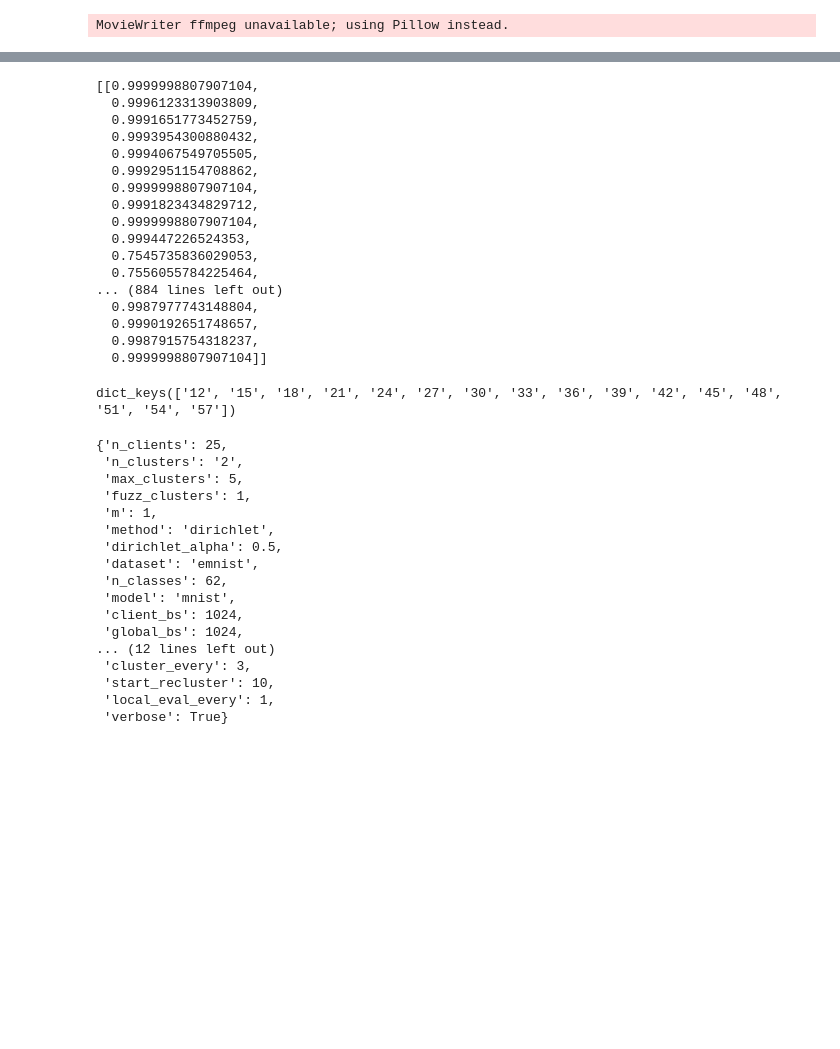
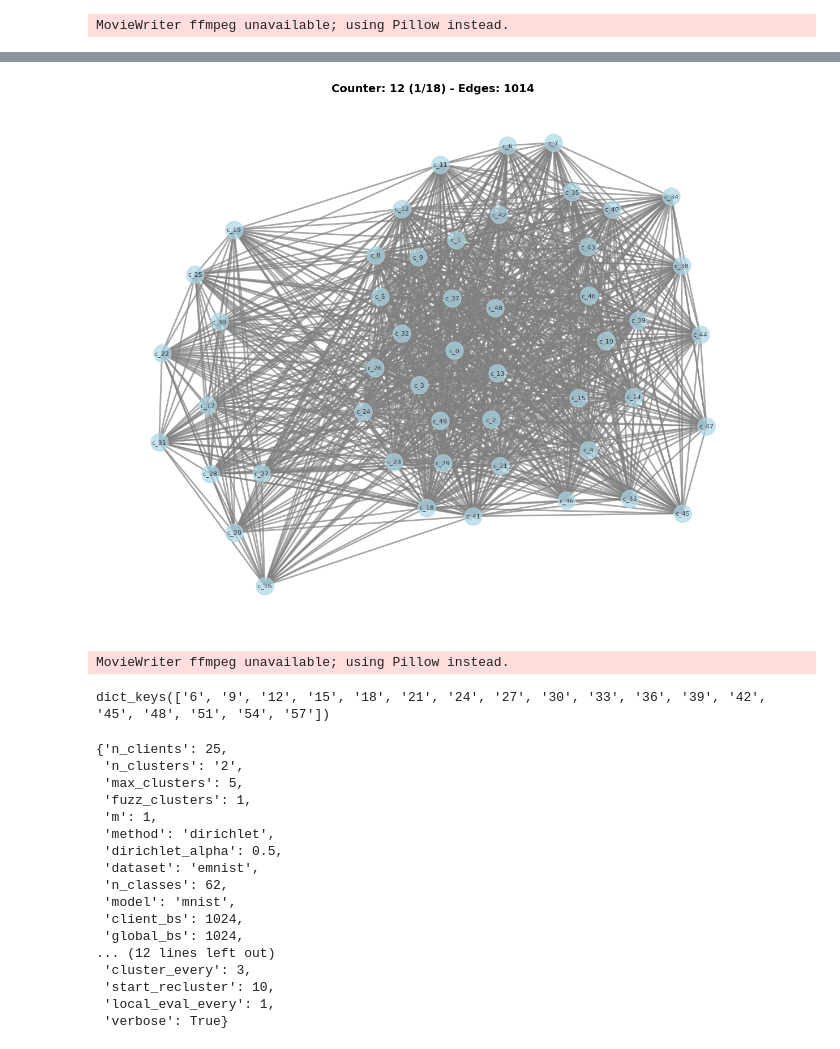
Before and after one commit to kir-7/federated-learning, a Jupyter notebook: fed_niid/clustering/convergence/temporal/look.ipynb, the cells around one changed output, grey strips where cells are left out. Saved outputs shown, nothing was run; the diff lists cells and outputs as text; code cells hidden in the pictures; blank space fills up the shorter version.

```diff
--- a/fed_niid/clustering/convergence/temporal/look.ipynb
+++ b/fed_niid/clustering/convergence/temporal/look.ipynb
@@ -119,27 +205,15 @@ plt.show()
+# %%
+gr_anim = animate_graphs(similarities, threshold=0.6)
+# %% [output]
+[figure, added]
+# %%
+gr_anim.save("gr_animation_mnist_50c_50p.gif")
+# %% [output]
+MovieWriter ffmpeg unavailable; using Pillow instead.
 # %%
-similarities['57']
+similarities.keys()
 # %% [output]
-[[0.9999998807907104,
-  0.9996123313903809,
-  0.9991651773452759,
-  0.9993954300880432,
-  0.9994067549705505,
-  0.9992951154708862,
-  0.9999998807907104,
-  0.9991823434829712,
-  0.9999998807907104,
-  0.999447226524353,
-  0.7545735836029053,
-  0.7556055784225464,
-... (884 lines left out)
-  0.9987977743148804,
-  0.9990192651748657,
-  0.9987915754318237,
-  0.9999998807907104]]
+dict_keys(['6', '9', '12', '15', '18', '21', '24', '27', '30', '33', '36', '39', '42', '45', '48', '51', '54', '57'])
-# %%
-similarities.keys()
-# %% [output]
-dict_keys(['12', '15', '18', '21', '24', '27', '30', '33', '36', '39', '42', '45', '48', '51', '54', '57'])
 # %%
 d['config']
 # %% [output]
```
Also changed, not shown: parts of 10 cells of this notebook, 7 other files.
